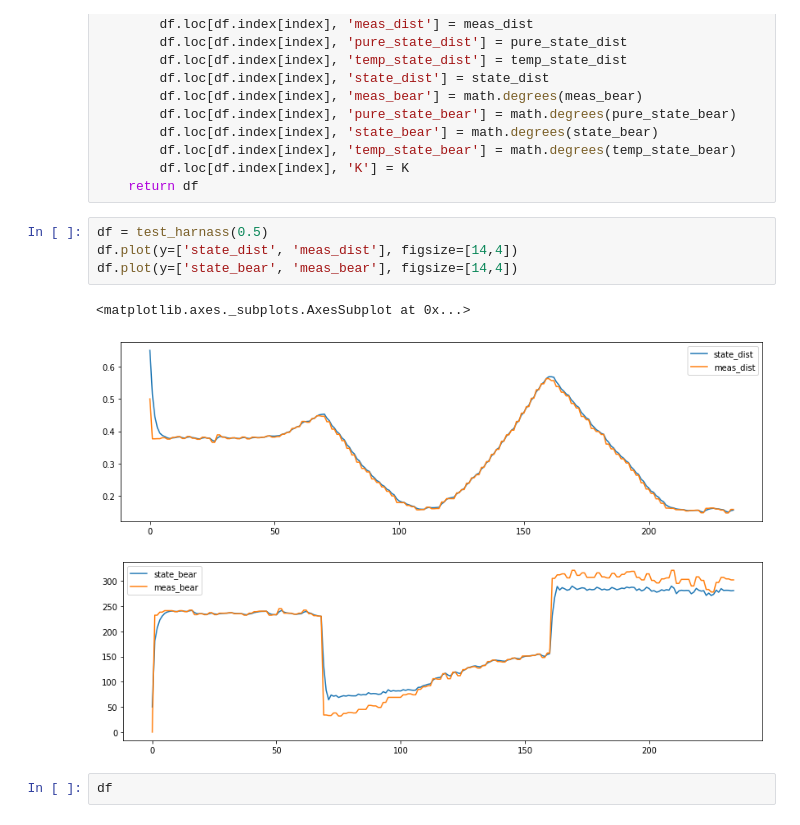
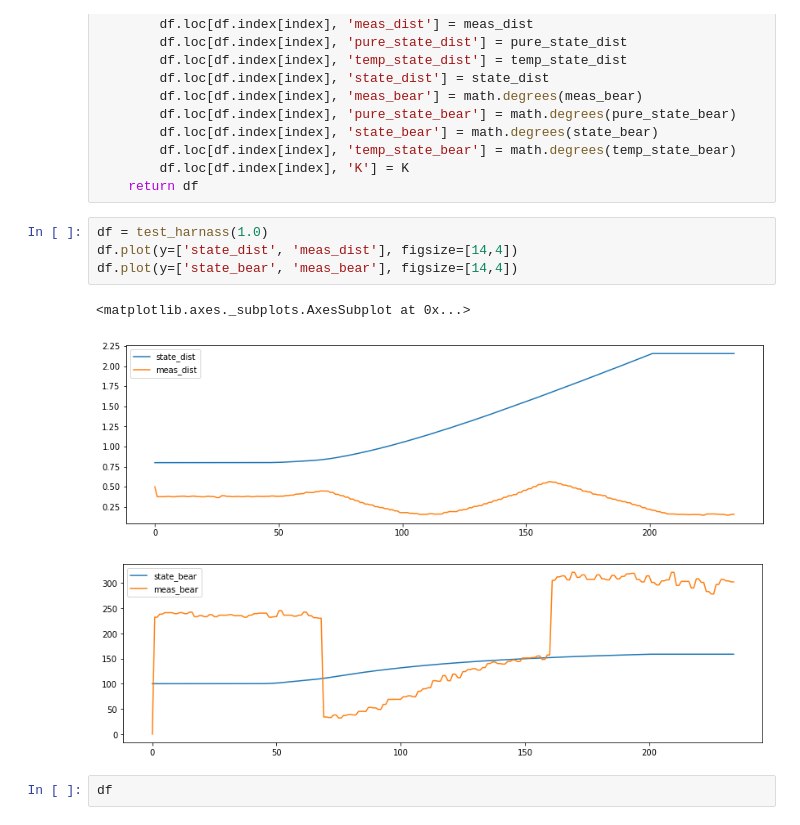
Before and after one commit to campusrover/2020prrexamples, a Jupyter notebook: scripts/kalman/Kalman Bestest.ipynb, the cells around one changed output. Drawn from its saved outputs; the diff is of its cells as text.

```diff
--- a/scripts/kalman/Kalman Bestest.ipynb
+++ b/scripts/kalman/Kalman Bestest.ipynb
@@ -74,13 +74,13 @@ def test_harnass(K):
         df.loc[df.index[index], 'K'] = K
     return df
 # %%
-df = test_harnass(0.5)
+df = test_harnass(1.0)
 df.plot(y=['state_dist', 'meas_dist'], figsize=[14,4])
 df.plot(y=['state_bear', 'meas_bear'], figsize=[14,4])
 # %% [output]
 <matplotlib.axes._subplots.AxesSubplot at 0x...>
-[figure, old version]
+[figure, new version]
-[figure, old version]
+[figure, new version]
 # %%
 df
 # %% [output]
```
Also changed, not shown: parts of 1 cell of this notebook, 3 other files.
